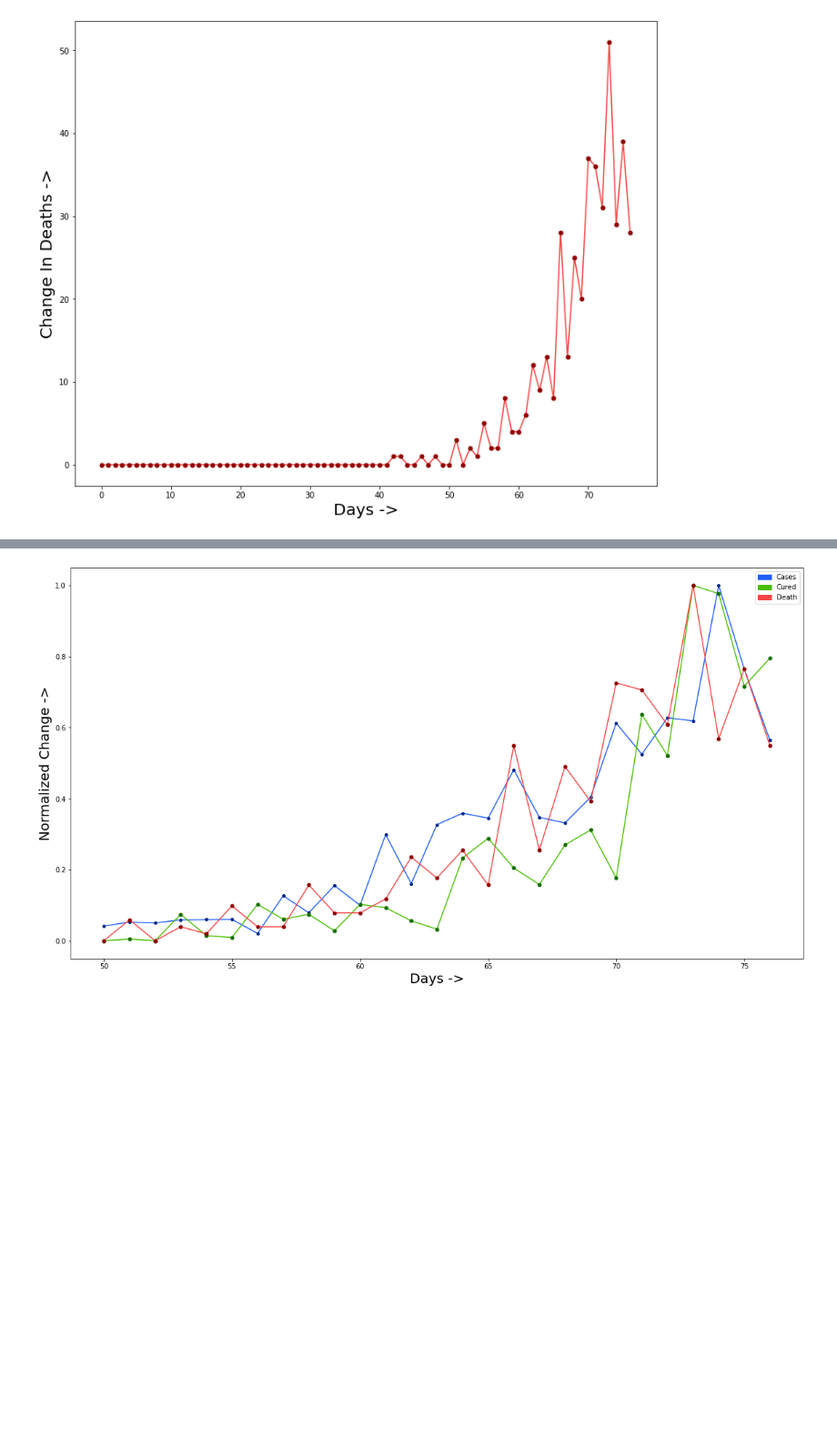
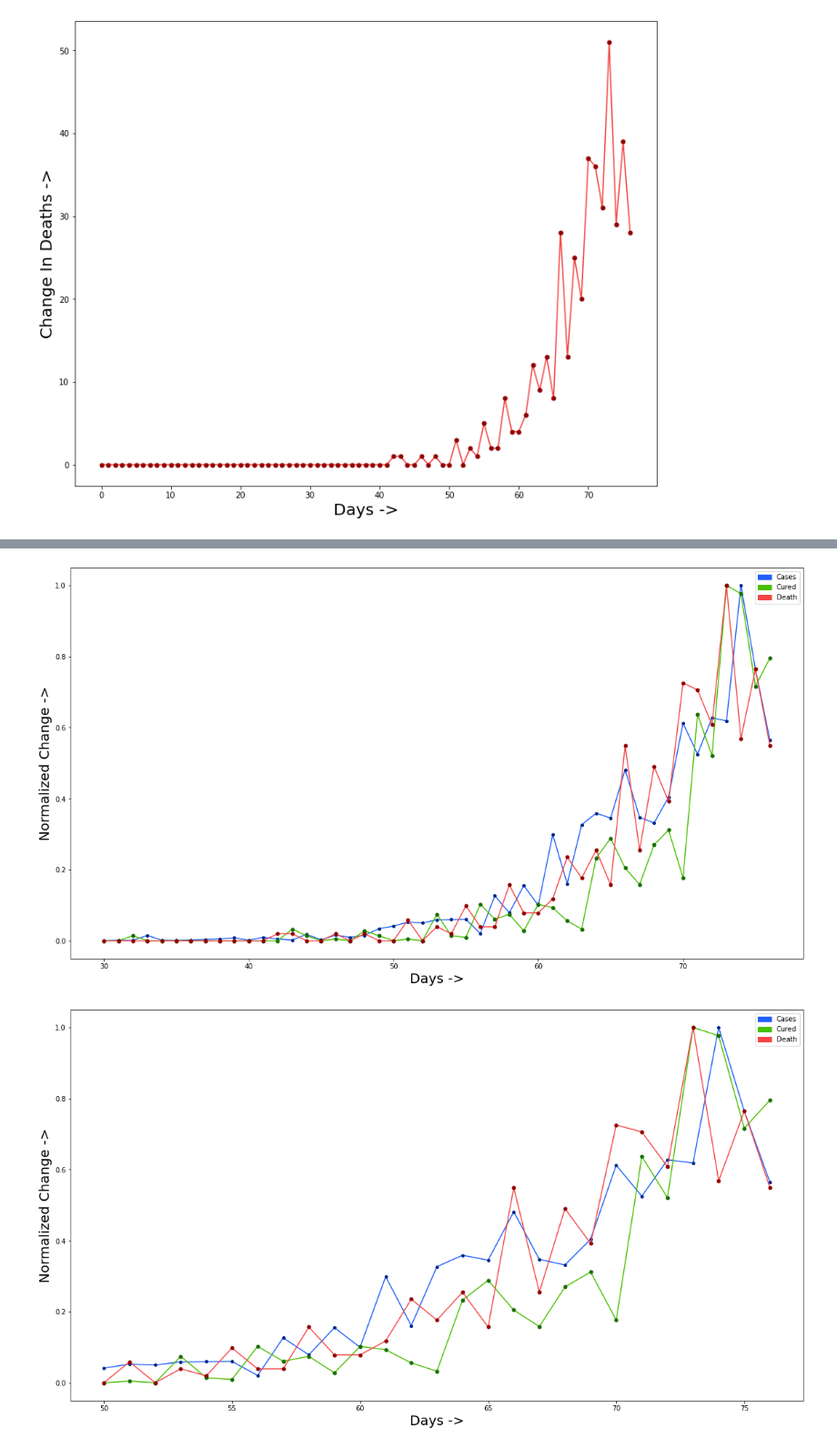
Before and after one commit to ShrayankM/Covid-19-India-Analysis, a Jupyter notebook: Covid_19_India_(18_04_2020).ipynb, the cells around one changed output, grey strips where cells are left out. Shown at 91% size. Drawn from its saved outputs; the diff is of its cells as text; code cells hidden in the pictures; blank space fills up the shorter version.

```diff
--- a/Covid_19_India_(18_04_2020).ipynb
+++ b/Covid_19_India_(18_04_2020).ipynb
@@ -175,3 +173,20 @@ plt.show()
+# %%
+fig = plt.figure()
+ax = fig.add_axes([0,0,1,1])
+days = np.arange(30,len(death_only)-1,1)
+ax.plot(days,cases_normalized[30:],color='#1F5EFA',marker='o',markersize = 4,markerfacecolor='#002787',markeredgecolor='#002787')
+ax.plot(days,cured_normalized[30:] ,color='#48BF00',marker='o',markersize = 5,markerfacecolor='#156D00',markeredgecolor='#156D00')
+ax.plot(days,death_normalized[30:],color='#F64545',marker='o',markersize = 5,markerfacecolor='#900000',markeredgecolor='#900000')
+plt.xlabel('Days ->', fontsize=20)
+plt.ylabel('Normalized Change ->', fontsize=20)
+case_patch = mpatches.Patch(color='#1F5EFA', label='Cases')
+cured_patch = mpatches.Patch(color='#48BF00',label='Cured')
+death_patch = mpatches.Patch(color='#F64545',label='Death')
+plt.legend(handles=[case_patch,cured_patch,death_patch])
+plt.gcf().set_size_inches([15,8])
+plt.show()
+# %% [output]
+[figure, added]
 # %%
 fig = plt.figure()
 ax = fig.add_axes([0,0,1,1])
```
Also changed, not shown: parts of 2 cells of this notebook.
